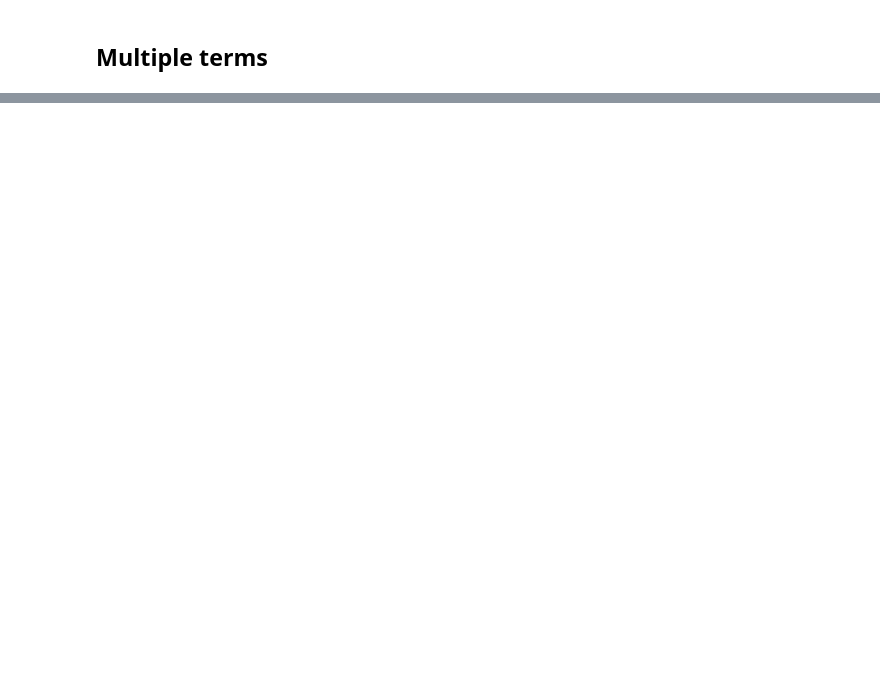
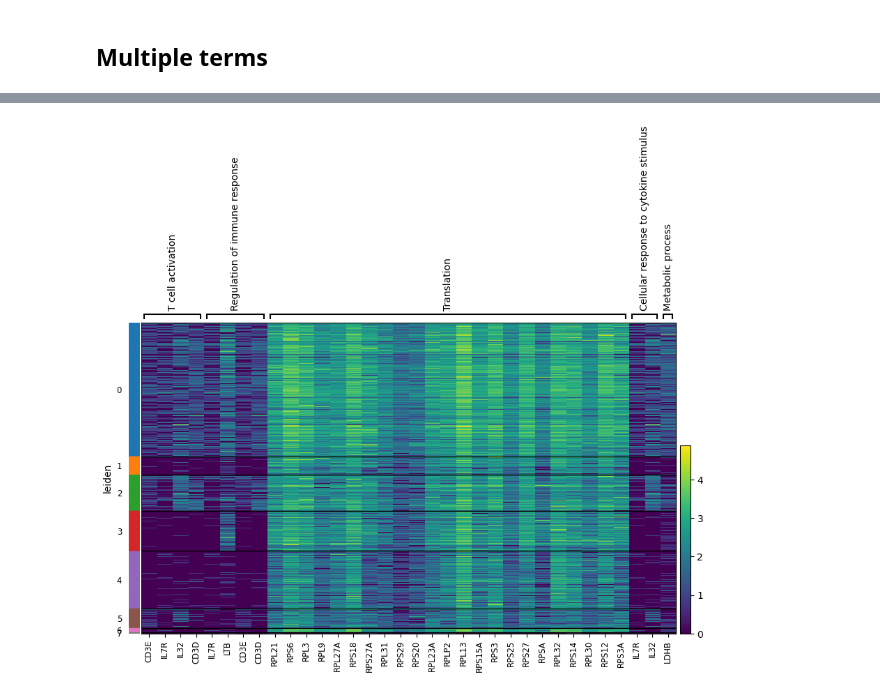
Before and after one commit to sagar87/scllm, a Jupyter notebook: docs/notebooks/interface.ipynb, the cells around one changed output, grey strips where cells are left out. Drawn from its saved outputs; the diff is of its cells as text; code cells hidden in the pictures; blank space fills up the shorter version.

```diff
--- a/docs/notebooks/interface.ipynb
+++ b/docs/notebooks/interface.ipynb
@@ -86,2 +127,0 @@ TypeError: Can't instantiate abstract class ClusterAnnotation without an impleme
-# %%
-m2.fit(pbmc, llm)
@@ -167,0 +144,4 @@ Given the expression of these genes, the cell type most likely referred to is **
+# %%
+sc.pl.heatmap(pbmc, groupby='leiden', var_names=pbmc.uns['cluster_terms']['features']['0'])
+# %% [output]
+[figure, added]
```
Also changed, not shown: parts of 83 cells of this notebook.
